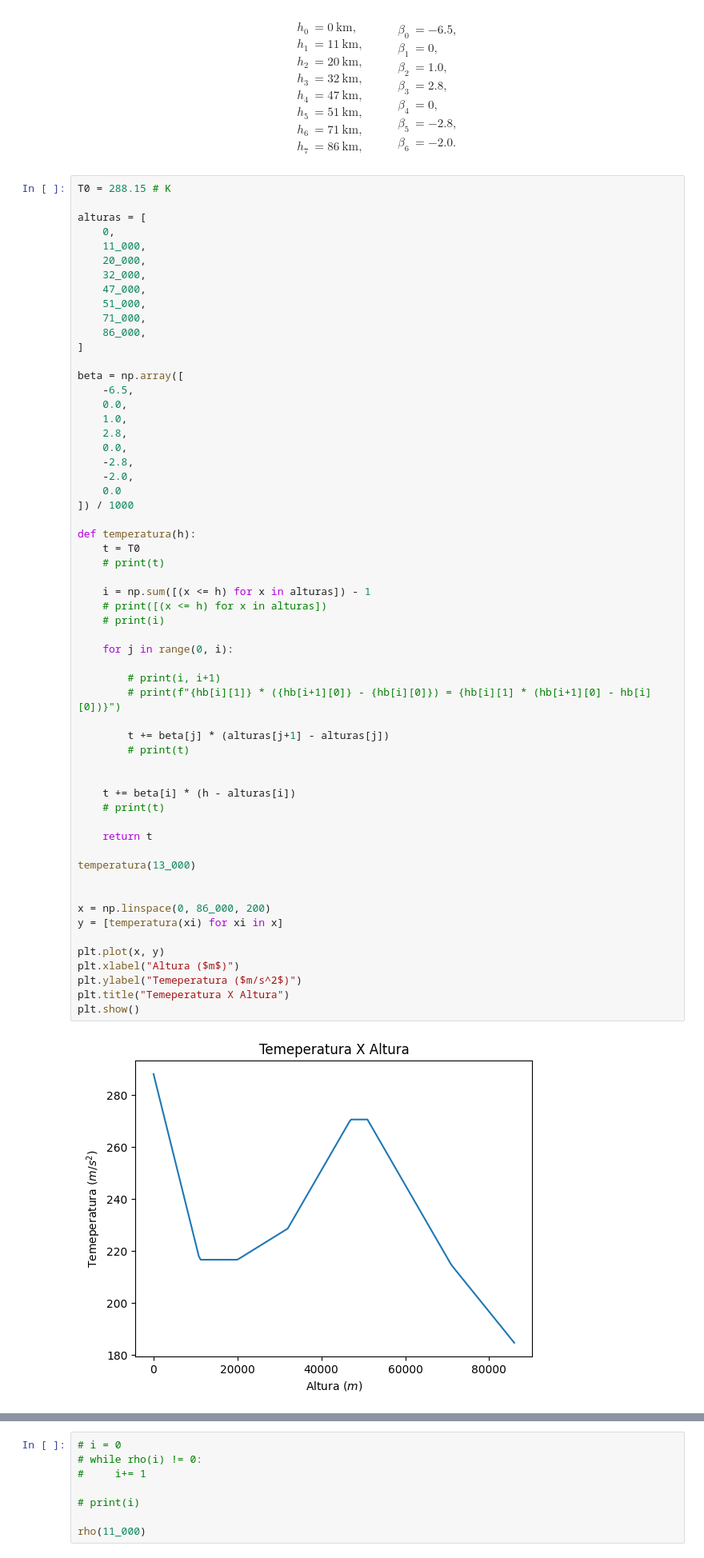
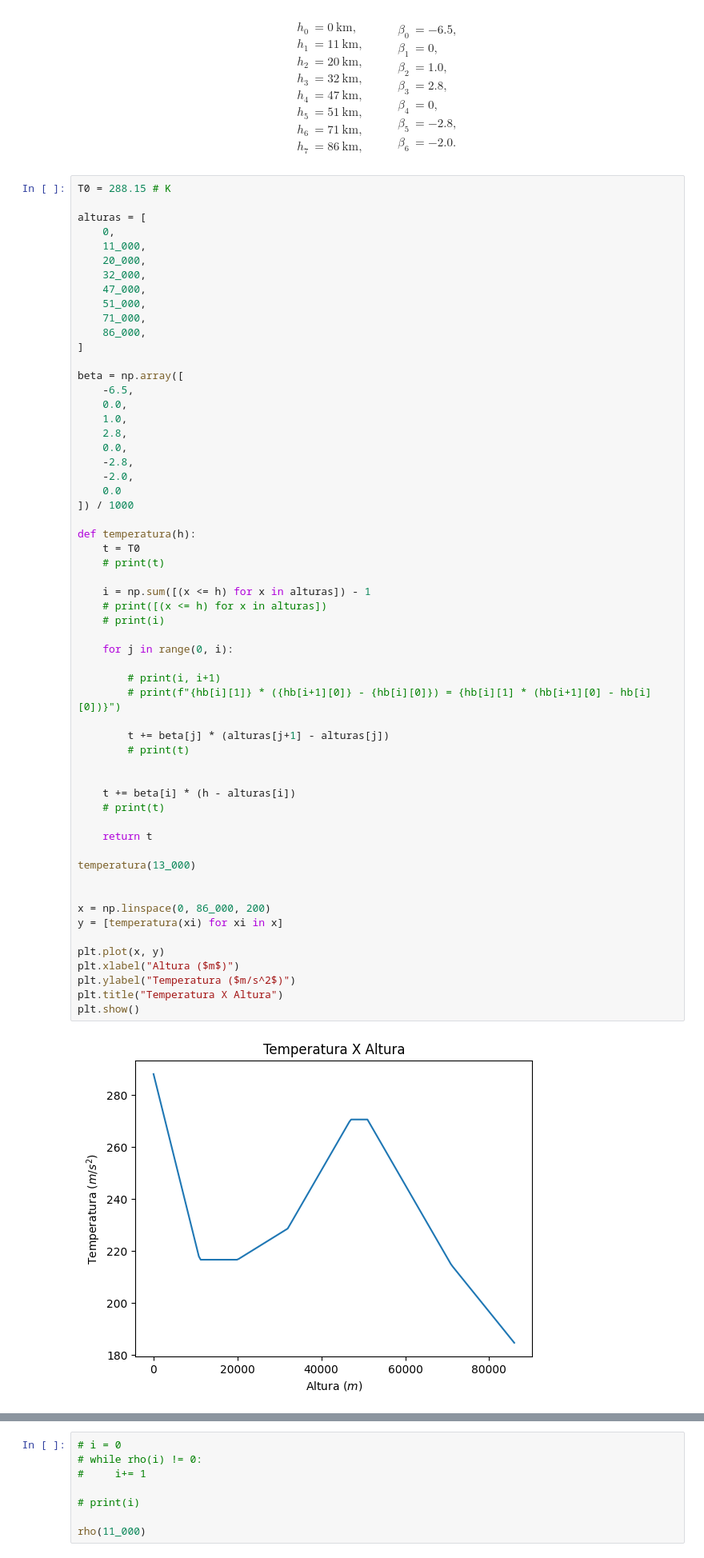
Before and after one commit to Pensantes/Trabalho_EDO, a Jupyter notebook: Simulação/atmosfera.ipynb, the cells around one changed output, grey strips where cells are left out. Shown at 80% size. Drawn from its saved outputs; the diff is of its cells as text.

Commit message:
Fix name of temeperatura for temperatura in atmosfera jupyter notebook

```diff
--- a/Simulação/atmosfera.ipynb
+++ b/Simulação/atmosfera.ipynb
@@ -62,36 +62,36 @@ def temperatura(h):
     # print(t)
 
     i = np.sum([(x <= h) for x in alturas]) - 1
     # print([(x <= h) for x in alturas])
     # print(i)
 
     for j in range(0, i):
 
         # print(i, i+1)
         # print(f"{hb[i][1]} * ({hb[i+1][0]} - {hb[i][0]}) = {hb[i][1] * (hb[i+1][0] - hb[i][0])}")
 
         t += beta[j] * (alturas[j+1] - alturas[j])
         # print(t)
 
 
     t += beta[i] * (h - alturas[i])
     # print(t)
 
     return t
 
 temperatura(13_000)
 
 
 x = np.linspace(0, 86_000, 200)
 y = [temperatura(xi) for xi in x]
 
 plt.plot(x, y)
 plt.xlabel("Altura ($m$)")
-plt.ylabel("Temeperatura ($m/s^2$)")
-plt.title("Temeperatura X Altura")
+plt.ylabel("Temperatura ($m/s^2$)")
+plt.title("Temperatura X Altura")
 plt.show()
 # %% [output]
-[figure, old version]
+[figure, new version]
 # %% [markdown]
 ## Densidade
 
```
